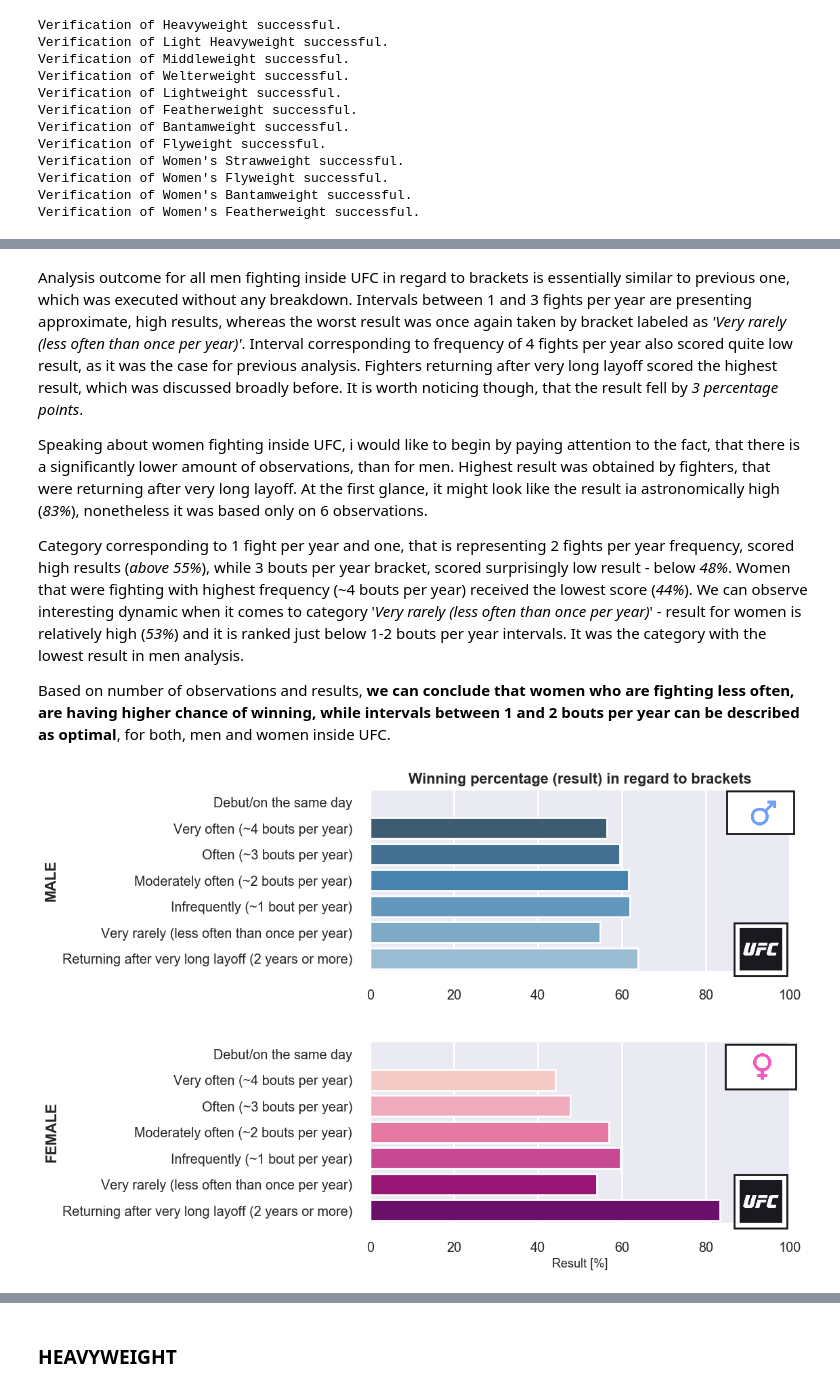
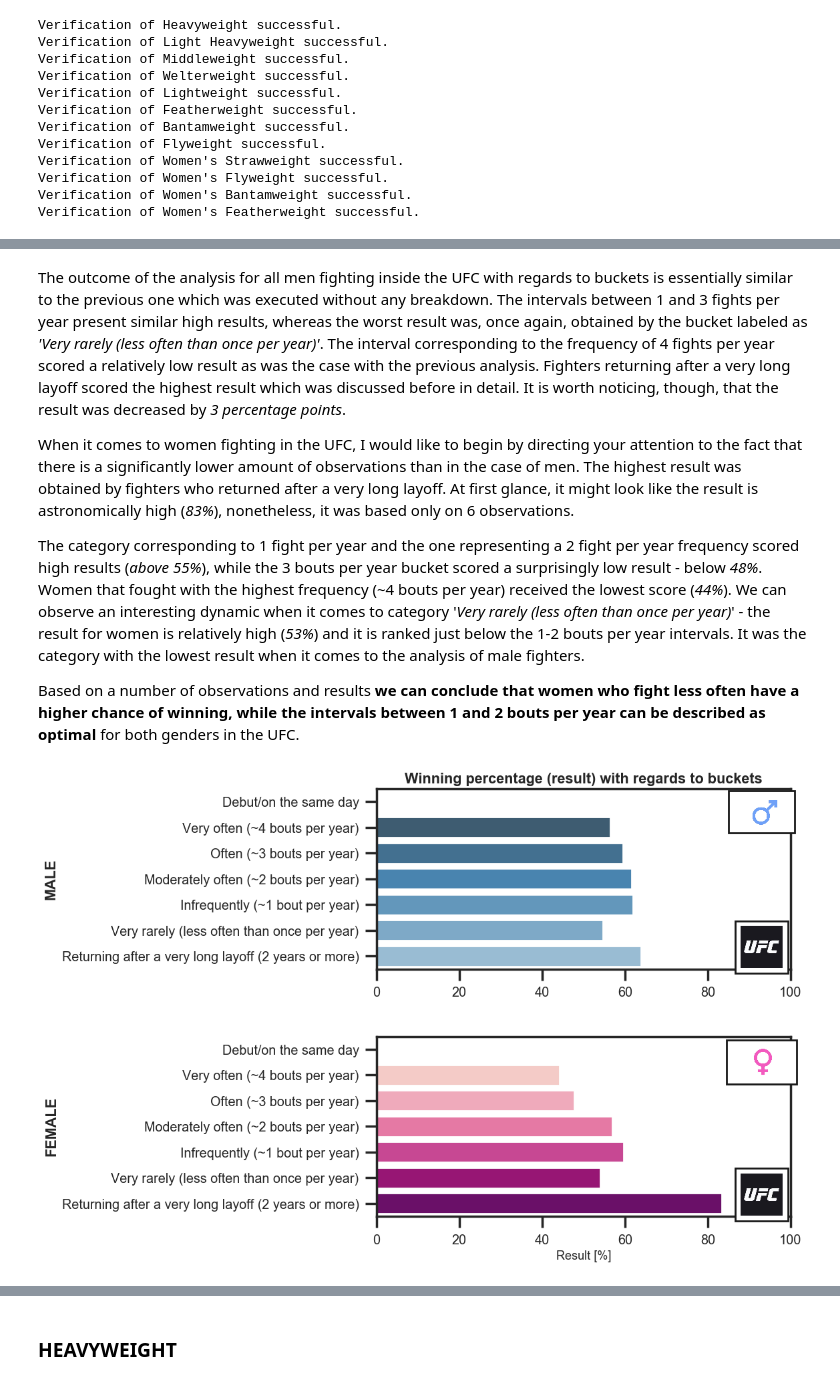
Before and after one commit to Montanaz0r/MMA_Analysis, a Jupyter notebook: Project-MMA_Analysis_ENG.ipynb, the cells around one changed output, grey strips where cells are left out. Cells and saved outputs as stored; diff of their text form; code cells hidden in the pictures.

```diff
--- a/Project-MMA_Analysis_ENG.ipynb
+++ b/Project-MMA_Analysis_ENG.ipynb
@@ -504,5 +504,5 @@ Repeating same actions for UFC roster data - same brackets will be assigned to d
 # %%
-# Preparing brackets and labels for each category and assigning them to cats variable.
+# Preparing buckets and labels for each category and assigning them to 'cats' variable.
 bins_ufc = [0, 1, 91, 121, 183, 366, 729, 10000]
 group_names = ['Debut/on the same day',
                'Very often (~4 bouts per year)',
@@ -510,6 +510,6 @@ group_names = ['Debut/on the same day',
                'Moderately often (~2 bouts per year)',
                'Infrequently (~1 bout per year)',
                'Very rarely (less often than once per year)',
-               'Returning after very long layoff (2 years or more)']
+               'Returning after a very long layoff (2 years or more)']
 cats_ufc = pd.cut(ufc_selected_data['Time_interval'], bins_ufc, labels=group_names, right=False)
 # %%
@@ -1159,53 +1160,52 @@ Debut/on the same day                                   0
 Name: Descriptive_interval, dtype: int64
 # %% [markdown]
-Analysis outcome for all men fighting inside UFC in regard to brackets is essentially similar to previous one, which was executed without any breakdown. Intervals between 1 and 3 fights per year are presenting approximate, high results, whereas the worst result was once again taken by bracket labeled as *'Very rarely (less often than once per year)'*. Interval corresponding to frequency of 4 fights per year also scored quite low result, as it was the case for previous analysis. Fighters returning after very long layoff scored the highest result, which was discussed broadly before. It is worth noticing though, that the result fell by *3 percentage points*.
+The outcome of the analysis for all men fighting inside the UFC with regards to buckets is essentially similar to the previous one which was executed without any breakdown. The intervals between 1 and 3 fights per year present similar high results, whereas the worst result was, once again, obtained by the bucket labeled as *'Very rarely (less often than once per year)'*. The interval corresponding to the frequency of 4 fights per year scored a relatively low result as was the case with the previous analysis. Fighters returning after a very long layoff scored the highest result which was discussed before in detail. It is worth noticing, though, that the result was decreased by *3 percentage points*.
 
-Speaking about women fighting inside UFC, i would like to begin by paying attention to the fact, that there is a significantly lower amount of observations, than for men. Highest result was obtained by fighters, that were returning after very long layoff. At the first glance, it might look like the result ia astronomically high (*83%*), nonetheless it was based only on 6 observations.
+When it comes to women fighting in the UFC, I would like to begin by directing your attention to the fact that there is a significantly lower amount of observations than in the case of men. The highest result was obtained by fighters who returned after a very long layoff. At first glance, it might look like the result is astronomically high (*83%*), nonetheless, it was based only on 6 observations.
 
-Category corresponding to 1 fight per year and one, that is representing 2 fights per year frequency, scored high results (*above 55%*), while 3 bouts per year bracket, scored surprisingly low result - below *48%*. Women that were fighting with highest frequency (~4 bouts per year) received the lowest score (*44%*). We can observe interesting dynamic when it comes to category '*Very rarely (less often than once per year)*' - result for women is relatively high (*53%*) and it is ranked just below 1-2 bouts per year intervals. It was the category with the lowest result in men analysis.
+The category corresponding to 1 fight per year and the one representing a 2 fight per year frequency scored high results (*above 55%*), while the 3 bouts per year bucket scored a surprisingly low result - below *48%*. Women that fought with the highest frequency (~4 bouts per year) received the lowest score (*44%*). We can observe an interesting dynamic when it comes to category '*Very rarely (less often than once per year)*' - the result for women is relatively high (*53%*) and it is ranked just below the 1-2 bouts per year intervals. It was the category with the lowest result when it comes to the analysis of male fighters.
 
-Based on number of observations and results, **we can conclude that women who are fighting less often, are having higher chance of winning, while intervals between 1 and 2 bouts per year can be described as optimal**, for both, men and women inside UFC.
+Based on a number of observations and results **we can conclude that women who fight less often have a higher chance of winning, while the intervals between 1 and 2 bouts per year can be described as optimal** for both genders in the UFC.
 # %%
 # Converting fractions to percentages.
 female_true_pct = female_pct * 100
 male_true_pct = male_pct * 100
 # %%
-# Comparing charts for all fights recorded inside UFC (UFC roster), broken down by gender.
-sns.set(style='darkgrid')
+# Comparing charts for all fights recorded in the UFC (UFC roster) - gender separation.
 sns.set_context('poster', font_scale = 0.65)
 
 plt.figure(figsize=(8,3.5), dpi= 100)
 
 ax1 = sns.barplot(male_true_pct.values, male_true_pct.index, palette="Blues_d")
 ax1.set_xlim(0, 100)
 ax1.set_ylabel('MALE', fontweight='heavy')
 
 male_logo = mpimg.imread('male.png')
 female_logo = mpimg.imread('female.jpg')
 
 imagebox = OffsetImage(ufc_logo, zoom=0.25)
 malebox = OffsetImage(male_logo, zoom=0.2)
 ab = AnnotationBbox(imagebox, (93, 5.65))
 ab_gen = AnnotationBbox(malebox, (93, 0.4))
 ax1.add_artist(ab)
 ax1.add_artist(ab_gen)
 
 plt.figure(figsize=(8,3.5), dpi= 100)
 ax2 = sns.barplot(female_true_pct, female_true_pct.index, palette="RdPu")
 ax2.set_xlim(0, 100)
 ax2.set_xlabel('Result [%]', fontsize='smaller')
 ax2.set_ylabel('FEMALE', fontweight='heavy')
 
 imagebox = OffsetImage(ufc_logo, zoom=0.25)
 femalebox = OffsetImage(female_logo, zoom=0.075)
 ab2 = AnnotationBbox(imagebox, (93, 5.65))
 ab_gen2 = AnnotationBbox(femalebox, (93, 0.5))
 ax2.add_artist(ab2)
 ax2.add_artist(ab_gen2)
 
-ax1.set_title('Winning percentage (result) in regard to brackets', fontweight='bold')
+ax1.set_title('Winning percentage (result) with regards to buckets', fontweight='bold')
 plt.show()
 # %% [output]
-[figure, old version]
+[figure, new version]
-[figure, old version]
+[figure, new version]
 # %% [markdown]
```
Also changed, not shown: parts of 248 cells of this notebook.
